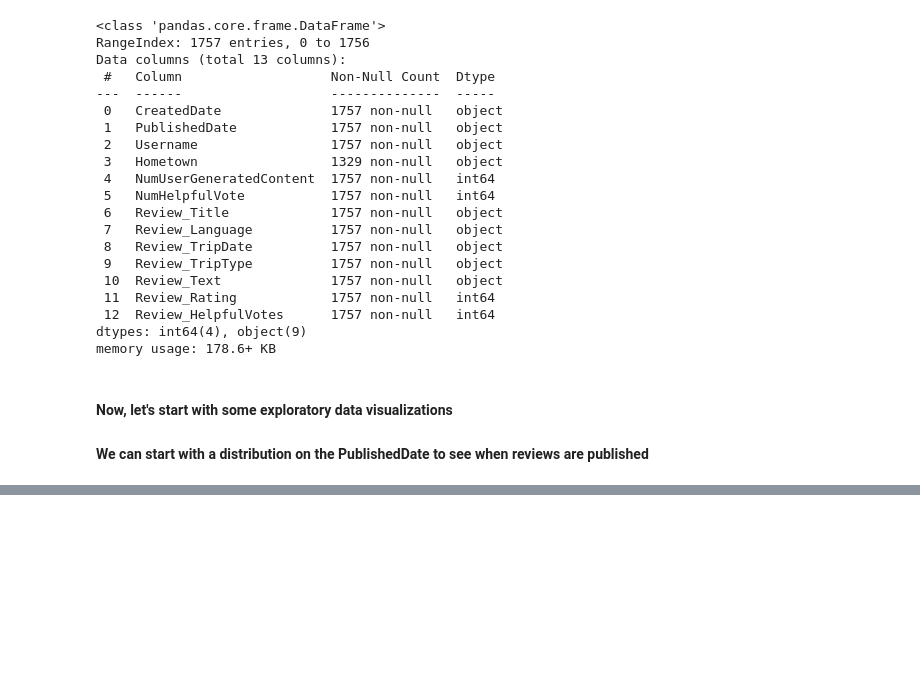
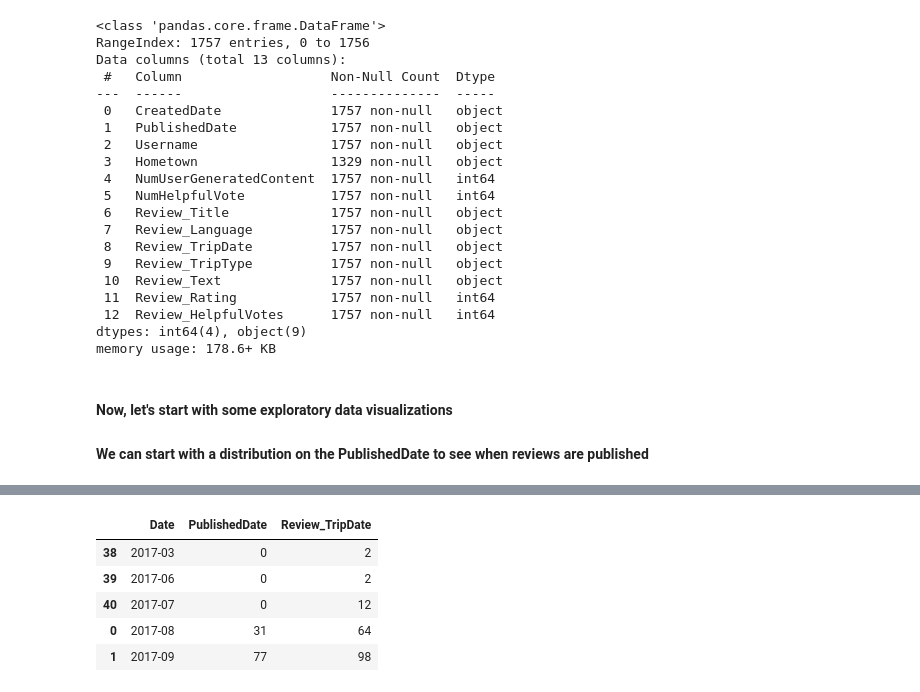
Before and after one commit to tonyychen/Projects, a Jupyter notebook: TripAdvisor/Notebooks/1. Arcadia Reviews Exploratory Analysis.ipynb, the cells around one changed output, grey strips where cells are left out. Drawn from its saved outputs; the diff is of its cells as text; code cells hidden in the pictures; blank space fills up the shorter version.

Commit message:
finished time series on published dates and trip dates

```diff
--- a/TripAdvisor/Notebooks/1. Arcadia Reviews Exploratory Analysis.ipynb
+++ b/TripAdvisor/Notebooks/1. Arcadia Reviews Exploratory Analysis.ipynb
@@ -121,0 +130,21 @@ fig.show()
+# %%
+Review_TripDate = reviews.loc[:, 'Review_TripDate']
+Review_TripDate = Review_TripDate.map(lambda x: x[:7])
+rev_monthly_freq = Review_TripDate.value_counts()
+rev_monthly_freq.sort_index(inplace=True)
+rev_monthly_freq = pd.DataFrame({'Date': rev_monthly_freq.index, 'Review_TripDate': rev_monthly_freq.values})
+
+pub_monthly_freq.rename(columns={'NumOfReviews': 'PublishedDate'}, inplace=True)
+# %%
+pubrev_monthly_freq = pd.merge(pub_monthly_freq, rev_monthly_freq, on = 'Date', how = 'outer')
+pubrev_monthly_freq.sort_values(by = 'Date', inplace = True)
+pubrev_monthly_freq.fillna(0.0, inplace = True)
+pubrev_monthly_freq = pubrev_monthly_freq.astype({'PublishedDate': 'int32', 'Review_TripDate': 'int32'})
+pubrev_monthly_freq.head()
+# %% [output]
+|  | Date | PublishedDate | Review_TripDate |
+| 38 | 2017-03 | 0 | 2 |
+| 39 | 2017-06 | 0 | 2 |
+| 40 | 2017-07 | 0 | 12 |
+| 0 | 2017-08 | 31 | 64 |
+| 1 | 2017-09 | 77 | 98 |
```
Also changed, not shown: parts of 4 cells of this notebook.
